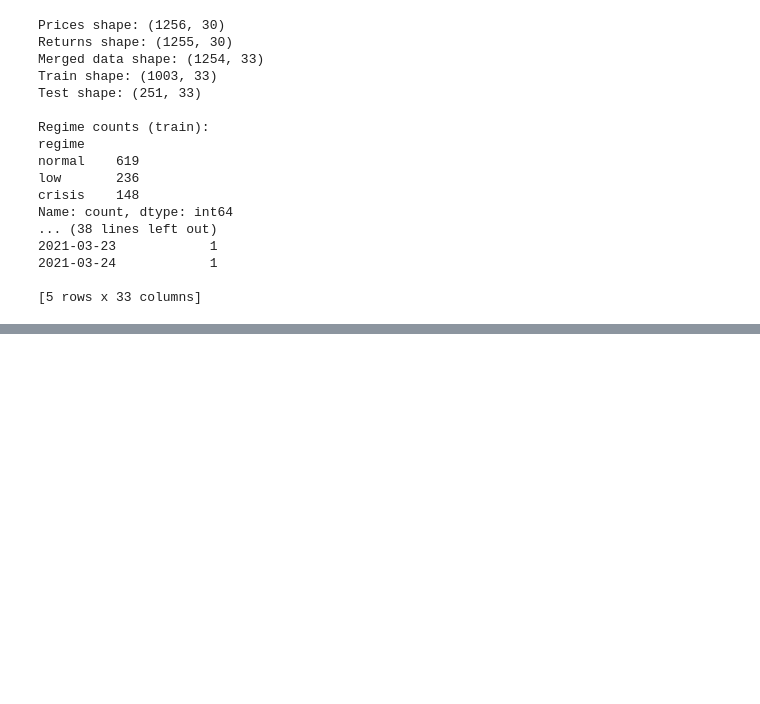
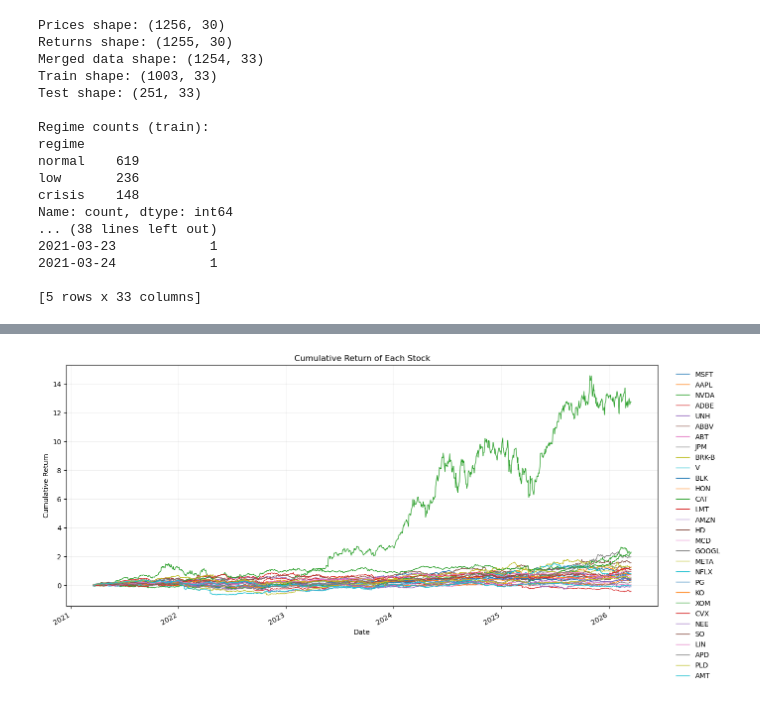
Before and after one commit to Xander-Coles/market-shocks, a Jupyter notebook: Data_Collection_Market_Shocks.ipynb, the cells around one changed output, grey strips where cells are left out. Cells and saved outputs as stored; diff of their text form; code cells hidden in the pictures; blank space fills up the shorter version.

```diff
--- a/Data_Collection_Market_Shocks.ipynb
+++ b/Data_Collection_Market_Shocks.ipynb
@@ -142,0 +178,15 @@ Name: count, dtype: int64
+# %%
+# Cumulative return from daily log returns: exp(cumsum(log_returns)) - 1
+cum_returns = np.exp(log_returns[tickers].cumsum()) - 1
+
+plt.figure(figsize=(14, 7))
+cum_returns.plot(ax=plt.gca(), linewidth=1)
+plt.title("Cumulative Return of Each Stock")
+plt.xlabel("Date")
+plt.ylabel("Cumulative Return")
+plt.grid(alpha=0.2)
+plt.legend(loc="upper left", bbox_to_anchor=(1.02, 1), ncol=1, frameon=False)
+plt.tight_layout()
+plt.show()
+# %% [output]
+[figure, added]
```
Also changed, not shown: parts of 9 cells of this notebook.
